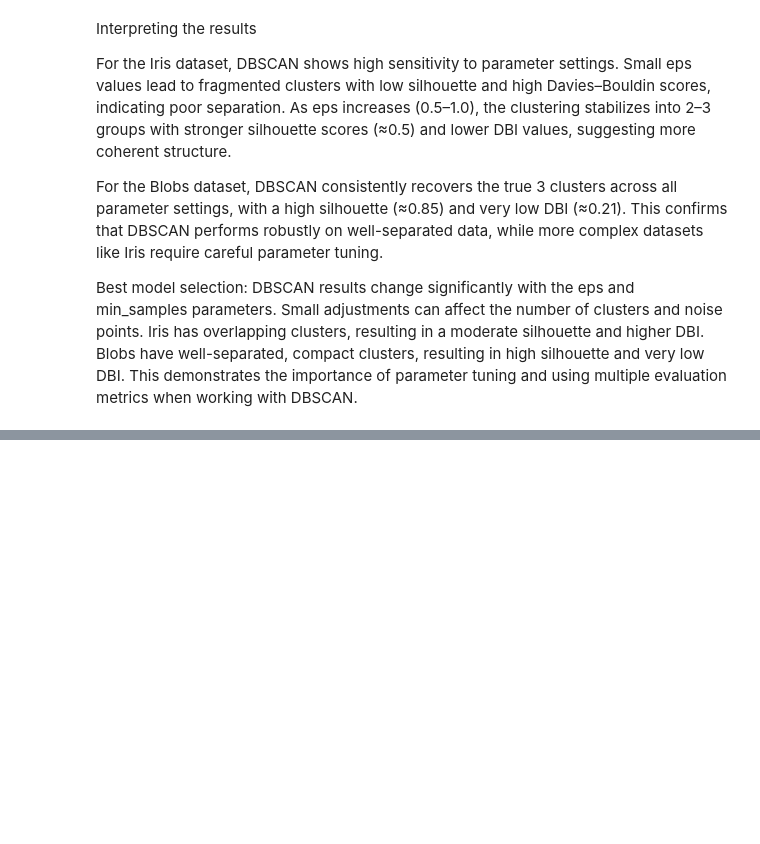
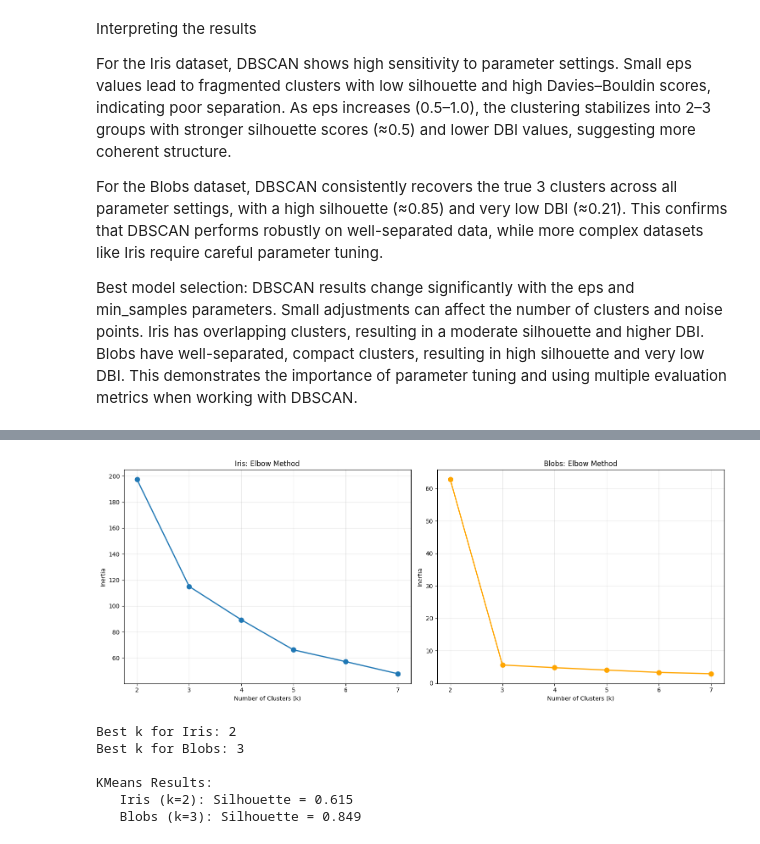
Before and after one commit to sarazhara1/clusterviz-project, a Jupyter notebook: TUTORIAL.ipynb, the cells around one changed output, grey strips where cells are left out. Saved outputs shown, nothing was run; the diff lists cells and outputs as text; code cells hidden in the pictures; blank space fills up the shorter version.

```diff
--- a/TUTORIAL.ipynb
+++ b/TUTORIAL.ipynb
@@ -282,0 +280,13 @@ DBSCAN results change significantly with the eps and min_samples parameters. Sma
+# %%
+print("Finding optimal number of clusters using Elbow Method...")
+
+# Grid search for optimal k
+k_range = range(2, 8)
+iris_grid_results = evaluator.grid_search_kmeans(X_iris_scaled, k_range)
+blobs_grid_results = evaluator.grid_search_kmeans(X_blobs_scaled, k_range)
+
+print("\nKMeans Grid Search Results:")
+print("Iris:")
+print(iris_grid_results.round(3))
+print("\nBlobs:")
+print(blobs_grid_results.round(3))
@@ -282,0 +314,51 @@ DBSCAN results change significantly with the eps and min_samples parameters. Sma
+# %%
+# Plot elbow curves
+fig, (ax1, ax2) = plt.subplots(1, 2, figsize=(15, 6))
+
+# Iris elbow
+ax1.plot(iris_grid_results['k'], iris_grid_results['inertia'],
+         marker='o', linewidth=2, markersize=8)
+ax1.set_xlabel('Number of Clusters (k)')
+ax1.set_ylabel('Inertia')
+ax1.set_title('Iris: Elbow Method')
+ax1.grid(True, alpha=0.3)
+ax1.set_xticks(iris_grid_results['k'])
+
+# Blobs elbow
+ax2.plot(blobs_grid_results['k'], blobs_grid_results['inertia'],
+         marker='o', linewidth=2, markersize=8, color='orange')
+ax2.set_xlabel('Number of Clusters (k)')
+ax2.set_ylabel('Inertia')
+ax2.set_title('Blobs: Elbow Method')
+ax2.grid(True, alpha=0.3)
+ax2.set_xticks(blobs_grid_results['k'])
+
+plt.tight_layout()
+plt.show()
+# %% [output]
+[figure, added]
+# %%
+# Find best k values
+best_k_iris = iris_grid_results.loc[iris_grid_results['silhouette'].idxmax(), 'k']
+best_k_blobs = blobs_grid_results.loc[blobs_grid_results['silhouette'].idxmax(), 'k']
+
+print(f"Best k for Iris: {best_k_iris}")
+print(f"Best k for Blobs: {best_k_blobs}")
+
+# Fit KMeans with optimal k
+iris_kmeans = clusterer.fit_kmeans(X_iris_scaled, k=int(best_k_iris))
+blobs_kmeans = clusterer.fit_kmeans(X_blobs_scaled, k=int(best_k_blobs))
+
+iris_silhouette = evaluator.silhouette(X_iris_scaled, iris_kmeans['labels'])
+blobs_silhouette = evaluator.silhouette(X_blobs_scaled, blobs_kmeans['labels'])
+
+print(f"\nKMeans Results:")
+print(f"   Iris (k={best_k_iris}): Silhouette = {iris_silhouette:.3f}")
+print(f"   Blobs (k={best_k_blobs}): Silhouette = {blobs_silhouette:.3f}")
+# %% [output]
+Best k for Iris: 2
+Best k for Blobs: 3
+
+KMeans Results:
+   Iris (k=2): Silhouette = 0.615
+   Blobs (k=3): Silhouette = 0.849
```
Also changed, not shown: parts of 16 cells of this notebook, 9 other files.
